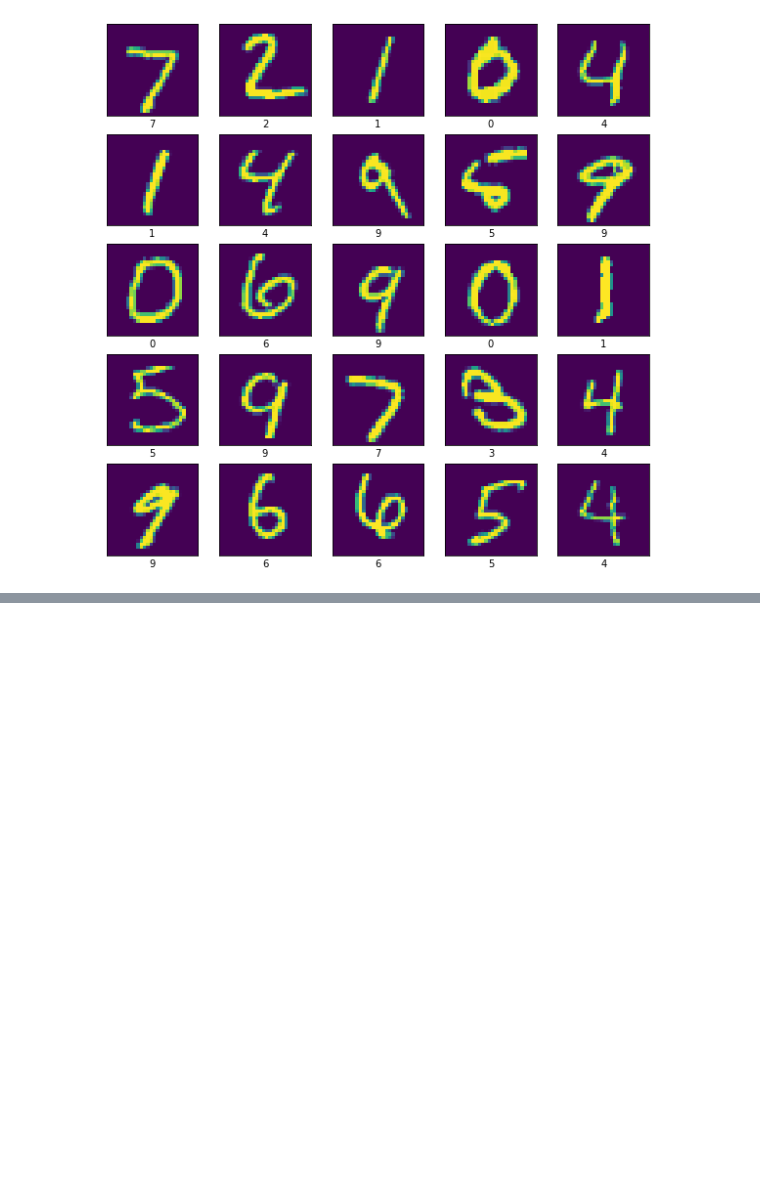
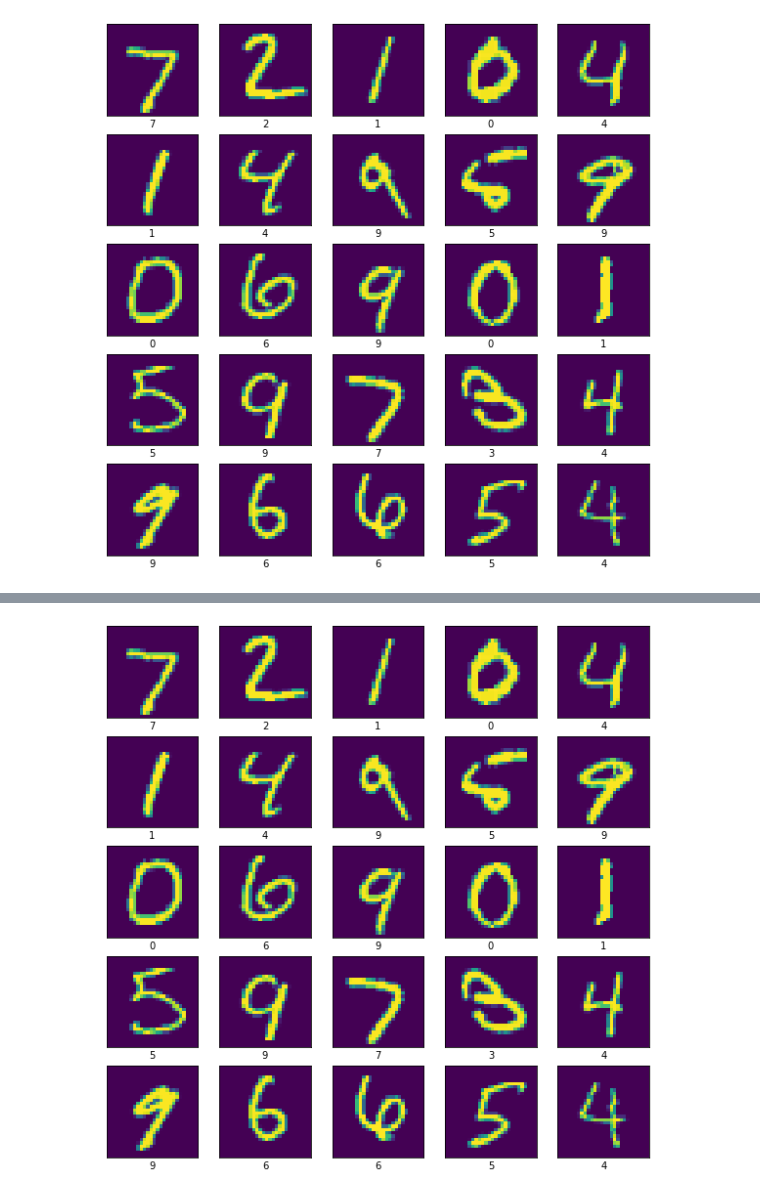
Before and after one commit to Donatas-L/deep-learning, a Jupyter notebook: MNIST-CNN.ipynb, the cells around one changed output, grey strips where cells are left out. Saved outputs shown, nothing was run; the diff lists cells and outputs as text; code cells hidden in the pictures; blank space fills up the shorter version.

```diff
--- a/MNIST-CNN.ipynb
+++ b/MNIST-CNN.ipynb
@@ -140,0 +170,5 @@ plt.show()
+# %%
+predictions = list(map(lambda i: np.argmax(i), model.predict(test_images)))
+show_images_with_labels(list(map(lambda i : i.numpy().reshape(28,28), test_images)), predictions)
+# %% [output]
+[figure, added]
```
Also changed, not shown: parts of 7 cells of this notebook.
